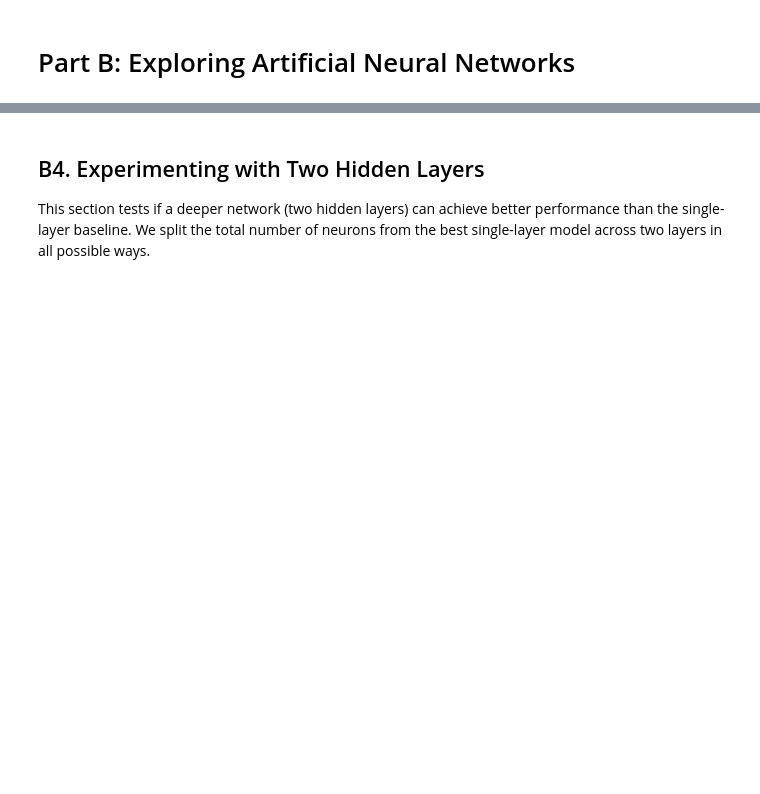
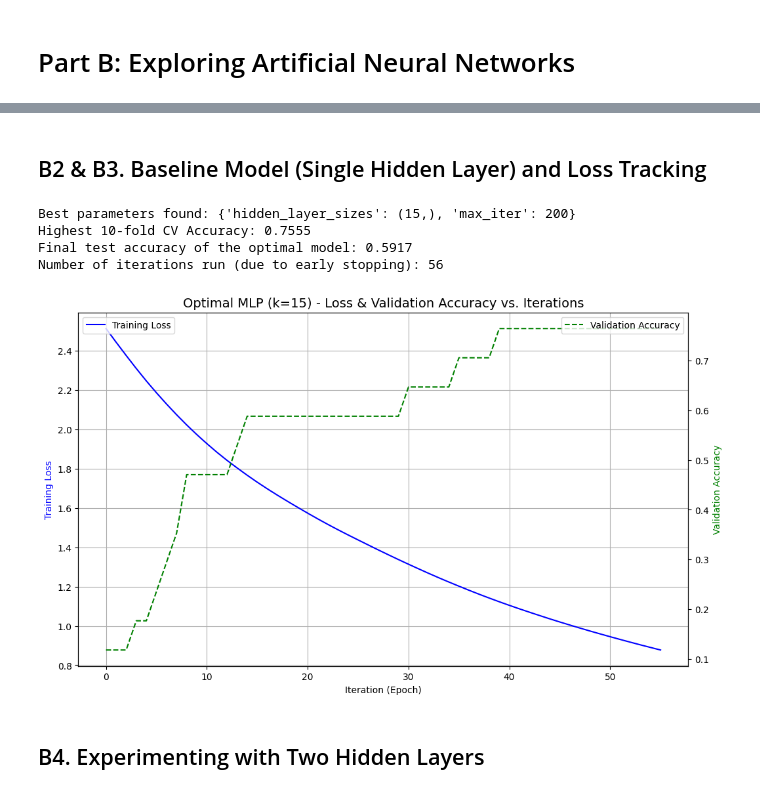
Before and after one commit to ethangreeney/FDSassignment2, a Jupyter notebook: finalCombined.ipynb, the cells around one changed output, grey strips where cells are left out. Saved outputs shown, nothing was run; the diff lists cells and outputs as text; code cells hidden in the pictures; blank space fills up the shorter version.

```diff
--- a/finalCombined.ipynb
+++ b/finalCombined.ipynb
@@ -456,4 +337,65 @@ Number of iterations run (due to early stopping): 56
-# %% [markdown]
-## B4. Experimenting with Two Hidden Layers
-This section tests if a deeper network (two hidden layers) can achieve better performance than the single-layer baseline. We split the total number of neurons from the best single-layer model across two layers in all possible ways.
+# %% [markdown]
+## B2 & B3. Baseline Model (Single Hidden Layer) and Loss Tracking
+# %%
+param_grid = {
+    'hidden_layer_sizes': [(k,) for k in range(5, 26, 5)], # Test layers with 5, 10, 15, 20, 25 neurons
+    'max_iter': [50, 100, 150, 200, 250]
+}
+
+grid_search = GridSearchCV(
+    estimator=MLPClassifier(random_state=42),
+    param_grid=param_grid,
+    cv=10,
+    scoring='accuracy',
+    n_jobs=-1
+)
+
+grid_search.fit(X_train_scaled, y_train)
+
+best_params_single_layer = grid_search.best_params_
+baseline_accuracy = grid_search.best_score_
+print(f"Best parameters found: {best_params_single_layer}")
+print(f"Highest 10-fold CV Accuracy: {baseline_accuracy:.4f}")
+
+le = LabelEncoder()
+y_train_encoded = le.fit_transform(y_train)
+y_test_encoded = le.transform(y_test)
+
+# Create and train optimal model with early stopping
+optimal_mlp = MLPClassifier(
+    **best_params_single_layer,
+    random_state=42,
+    early_stopping=True,        # Stop training when validation score is not improving
+    validation_fraction=0.1,
+    n_iter_no_change=15
+)
+
+optimal_mlp.fit(X_train_scaled, y_train_encoded)
+
+print(f"Final test accuracy of the optimal model: {optimal_mlp.score(X_test_scaled, y_test_encoded):.4f}")
+print(f"Number of iterations run (due to early stopping): {optimal_mlp.n_iter_}")
+
+plt.figure(figsize=(12, 7))
+plt.plot(optimal_mlp.loss_curve_, label='Training Loss', color='blue')
+k_mlp = optimal_mlp.hidden_layer_sizes[0]
+plt.title(f'Optimal MLP (k={k_mlp}) - Loss & Validation Accuracy vs. Iterations', fontsize=14)
+plt.xlabel('Iteration (Epoch)')
+plt.ylabel('Training Loss', color='blue')
+plt.legend(loc='upper left')
+plt.grid(True)
+
+ax2 = plt.gca().twinx()
+ax2.plot(optimal_mlp.validation_scores_, label='Validation Accuracy', color='green', linestyle='--')
+ax2.set_ylabel('Validation Accuracy', color='green')
+ax2.legend(loc='upper right')
+
+plt.show()
+# %% [output]
+Best parameters found: {'hidden_layer_sizes': (15,), 'max_iter': 200}
+Highest 10-fold CV Accuracy: 0.7555
+Final test accuracy of the optimal model: 0.5917
+Number of iterations run (due to early stopping): 56
+[figure, added]
+# %% [markdown]
+## B4. Experimenting with Two Hidden Layers
 # %%
```
Also changed, not shown: parts of 38 cells of this notebook.
